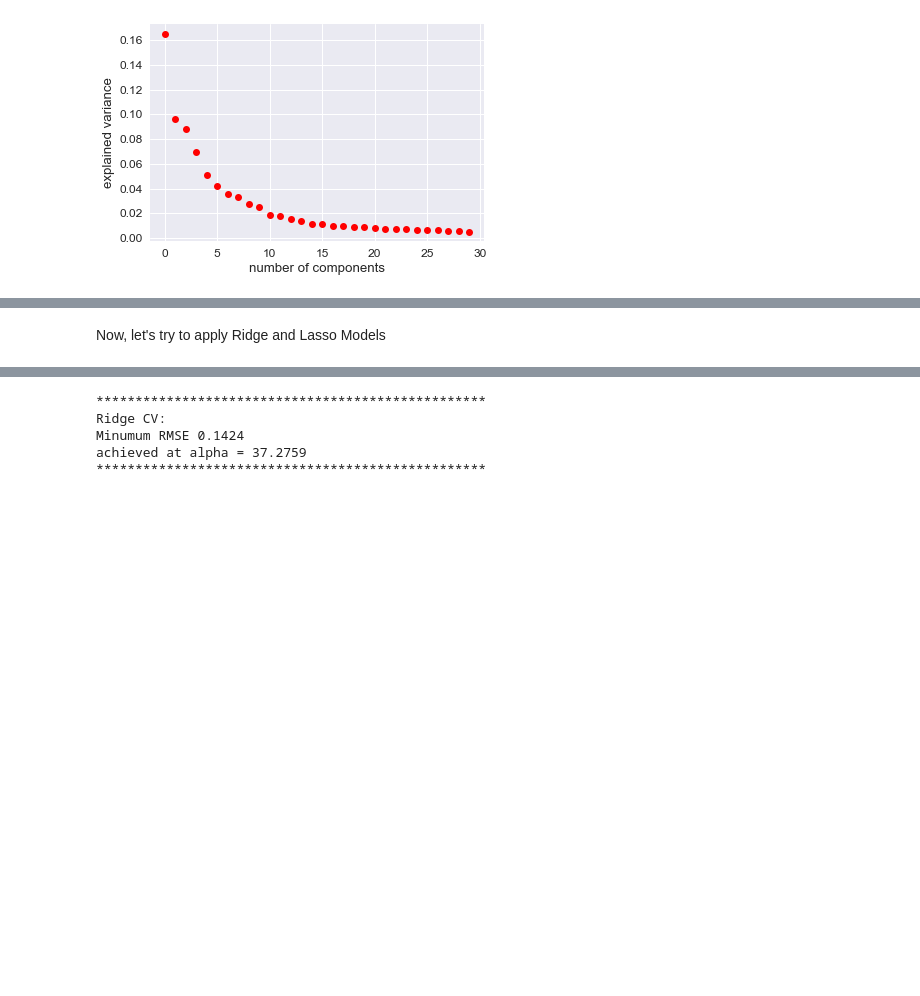
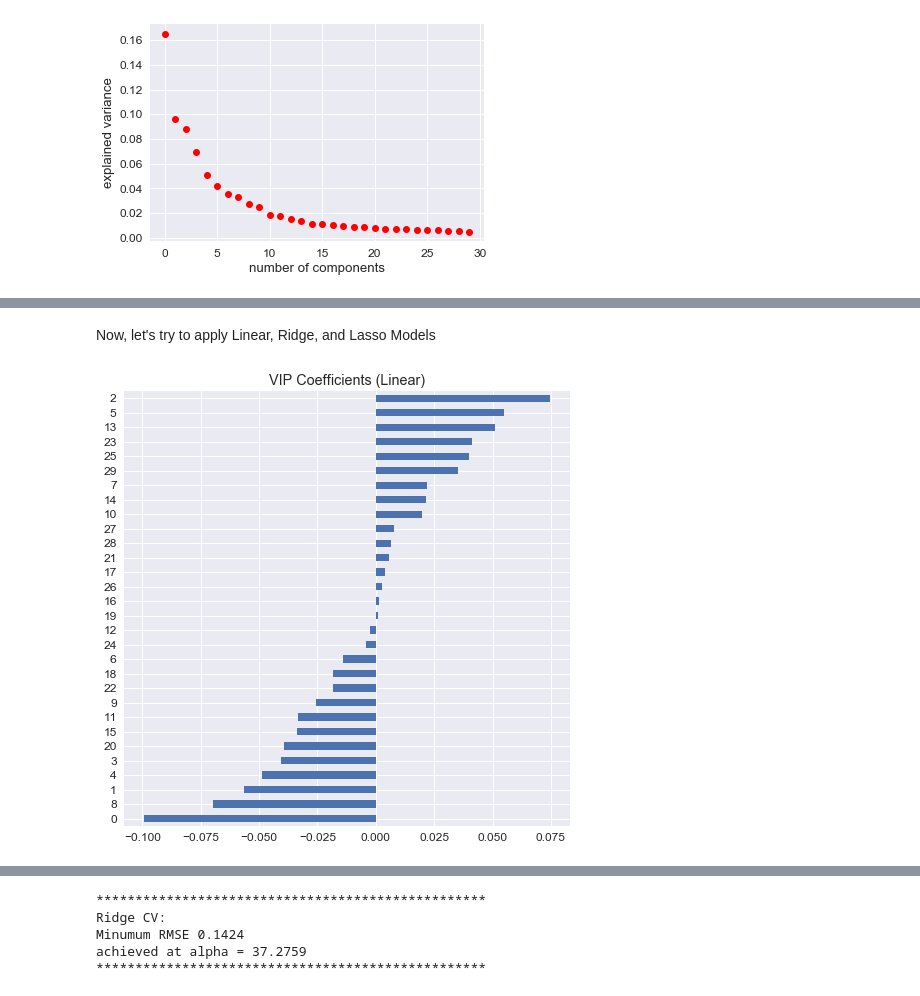
Before and after one commit to reflexiveprophecy/Kaggle_Predict_Ames_Iowa_Housing_Prices, a Jupyter notebook: Exploratory_PCA_dmb.ipynb, the cells around one changed output, grey strips where cells are left out. Saved outputs shown, nothing was run; the diff lists cells and outputs as text; code cells hidden in the pictures; blank space fills up the shorter version.

```diff
--- a/Exploratory_PCA_dmb.ipynb
+++ b/Exploratory_PCA_dmb.ipynb
@@ -266,8 +248,23 @@ array([[ 2.88573321e-02, -1.40287112e-01, -1.39627544e-01, ...,
 # %% [markdown]
-Now, let's try to apply Ridge and Lasso Models
+Now, let's try to apply Linear, Ridge, and Lasso Models
 # %%
 # develop test of rmse to compare across models
 
 def rmse_cv(model):
     rmse = np.sqrt( -cross_val_score(model, X_pca, Y_train, scoring="neg_mean_squared_error", cv = 5))
     return(rmse)
+# %%
+houseRegr = LinearRegression()
+houseRegr.fit(X_pca, Y_train)
+hept_Y_pred = houseRegr.predict(X_pca)
+# %%
+model_lin = houseRegr.fit(X_pca, Y_train);
+coeffs_lin = pd.Series(model_lin.coef_, index = X_pca.dtype.names);
+vip_coeffs_lin = pd.concat([coeffs_lin.sort_values().head(15),
+                              coeffs_lin.sort_values().tail(15)])
+
+fig, ax = plt.subplots(figsize=(8,8));
+vip_coeffs_lin.plot(kind = "barh");
+plt.title("VIP Coefficients (Linear)");
+# %% [output]
+[figure, added]
```
Also changed, not shown: parts of 15 cells of this notebook, 1 other file.
